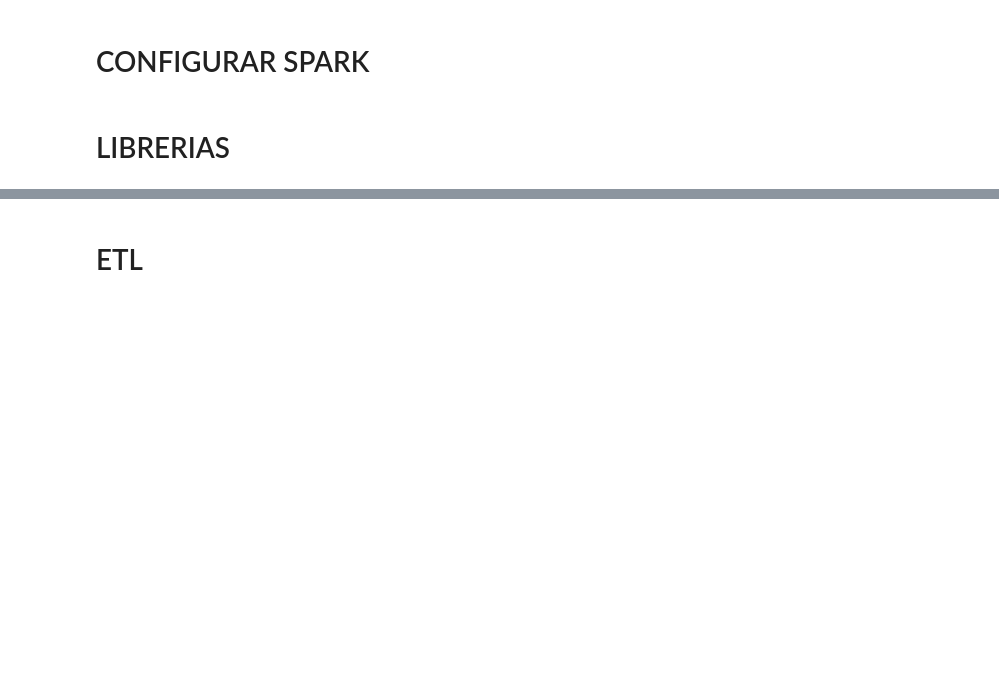
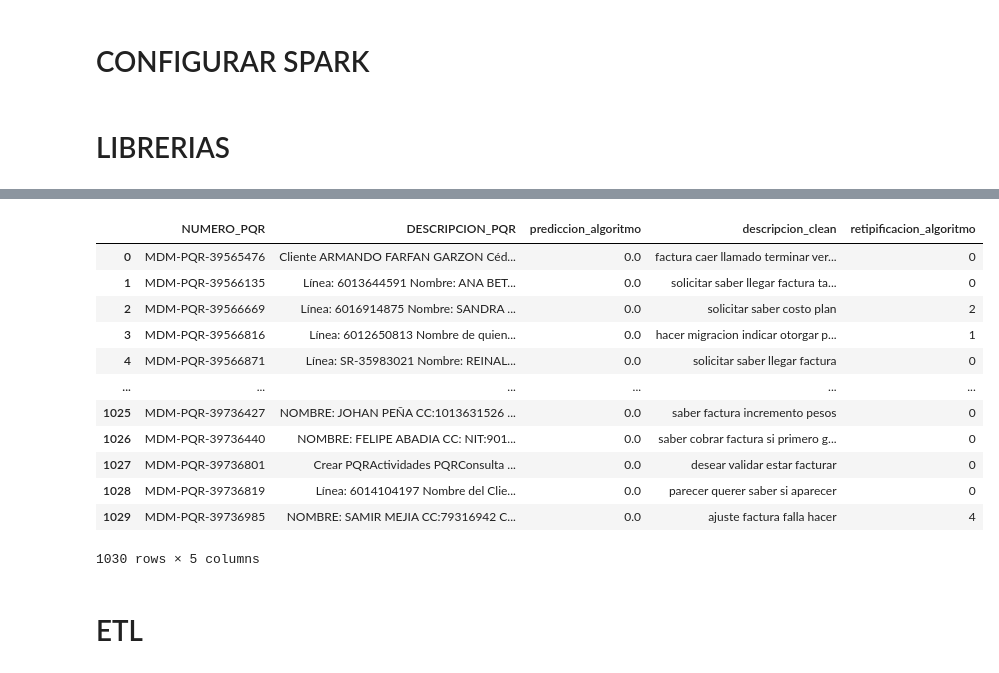
Before and after one commit to etb-git/PRIORIZAR, a Jupyter notebook: notebook/entra_binario.ipynb, the cells around one changed output, grey strips where cells are left out. Saved outputs shown, nothing was run; the diff lists cells and outputs as text; code cells hidden in the pictures; blank space fills up the shorter version.

```diff
--- a/notebook/entra_binario.ipynb
+++ b/notebook/entra_binario.ipynb
@@ -76,6 +67,27 @@ from sklearn import preprocessing
 %pip install pycorrector
 %pip install unidecode
 %pip install pyspellchecker
+# %%
+import pandas as pd
+
+# Read Excel file
+pandas_c_F = pd.read_excel('/content/PRIORIZAR/entranamiento_/entrenamiento_retipi.xlsx', sheet_name='Sheet1')
+
+pandas_c_F
+# %% [output]
+|  | NUMERO_PQR | DESCRIPCION_PQR | prediccion_algoritmo | descripcion_clean | retipificacion_algoritmo |
+| 0 | MDM-PQR-39565476 | Cliente ARMANDO FARFAN GARZON Céd... | 0.0 | factura caer llamado terminar ver... | 0 |
+| 1 | MDM-PQR-39566135 | Línea: 6013644591 Nombre: ANA BET... | 0.0 | solicitar saber llegar factura ta... | 0 |
+| 2 | MDM-PQR-39566669 | Línea: 6016914875 Nombre: SANDRA ... | 0.0 | solicitar saber costo plan | 2 |
+| 3 | MDM-PQR-39566816 | Línea: 6012650813 Nombre de quien... | 0.0 | hacer migracion indicar otorgar p... | 1 |
+| 4 | MDM-PQR-39566871 | Línea: SR-35983021 Nombre: REINAL... | 0.0 | solicitar saber llegar factura | 0 |
+| ... | ... | ... | ... | ... | ... |
+| 1025 | MDM-PQR-39736427 | NOMBRE: JOHAN PEÑA CC:1013631526 ... | 0.0 | saber factura incremento pesos | 0 |
+| 1026 | MDM-PQR-39736440 | NOMBRE: FELIPE ABADIA CC: NIT:901... | 0.0 | saber cobrar factura si primero g... | 0 |
+| 1027 | MDM-PQR-39736801 | Crear PQRActividades PQRConsulta ... | 0.0 | desear validar estar facturar | 0 |
+| 1028 | MDM-PQR-39736819 | Línea: 6014104197 Nombre del Clie... | 0.0 | parecer querer saber si aparecer | 0 |
+| 1029 | MDM-PQR-39736985 | NOMBRE: SAMIR MEJIA CC:79316942 C... | 0.0 | ajuste factura falla hacer | 4 |
+1030 rows × 5 columns
 # %% [markdown]
 # ETL
 # %%
```
Also changed, not shown: parts of 42 cells of this notebook, 1 other file.
